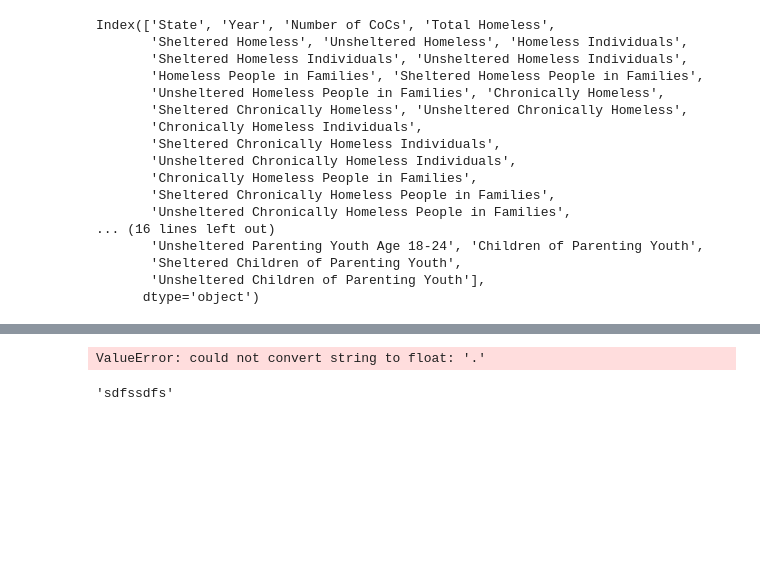
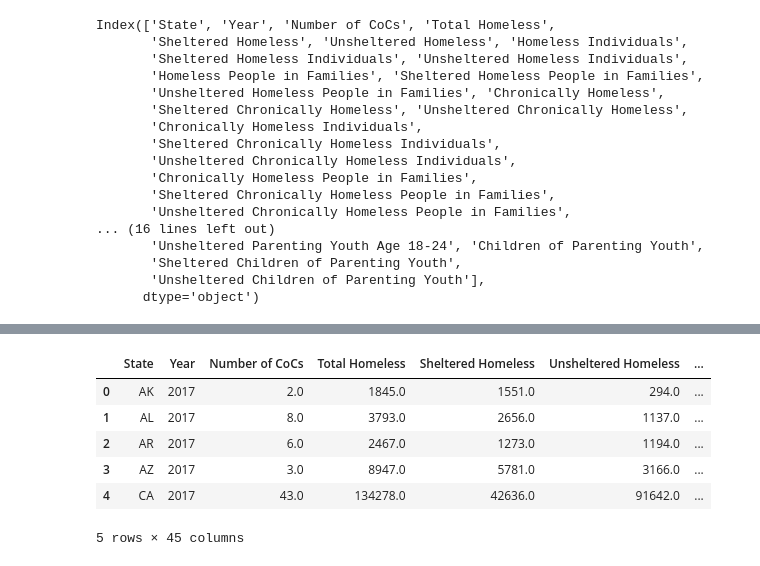
Before and after one commit to rebeccaebarnes/Homelessness, a Jupyter notebook: homelessness-working.ipynb, the cells around one changed output, grey strips where cells are left out. Saved outputs shown, nothing was run; the diff lists cells and outputs as text; code cells hidden in the pictures; blank space fills up the shorter version.

```diff
--- a/homelessness-working.ipynb
+++ b/homelessness-working.ipynb
@@ -144,2 +176,11 @@ Index(['State', 'Year', 'Number of CoCs', 'Total Homeless',
 # %%
 df['Year'] = df['Year'].astype(int)
+df.head()
+# %% [output]
+|  | State | Year | Number of CoCs | Total Homeless | Sheltered Homeless | Unsheltered Homeless | ... |
+| 0 | AK | 2017 | 2.0 | 1845.0 | 1551.0 | 294.0 | ... |
+| 1 | AL | 2017 | 8.0 | 3793.0 | 2656.0 | 1137.0 | ... |
+| 2 | AR | 2017 | 6.0 | 2467.0 | 1273.0 | 1194.0 | ... |
+| 3 | AZ | 2017 | 3.0 | 8947.0 | 5781.0 | 3166.0 | ... |
+| 4 | CA | 2017 | 43.0 | 134278.0 | 42636.0 | 91642.0 | ... |
+5 rows × 45 columns
@@ -148,9 +186,0 @@ df['Number of CoCs'] = df['Number of CoCs'].astype(int)
-# %%
-df['Total Homeless'] = df['Total Homeless'].apply(lambda x: x.replace(',', '')).astype(float)
-# %% [output]
-ValueError: could not convert string to float: '.'
-# %%
-string = 'sdfs0sdfs0'
-string.replace('0', '')
-# %% [output]
-'sdfssdfs'
```
Also changed, not shown: parts of 59 cells of this notebook.
